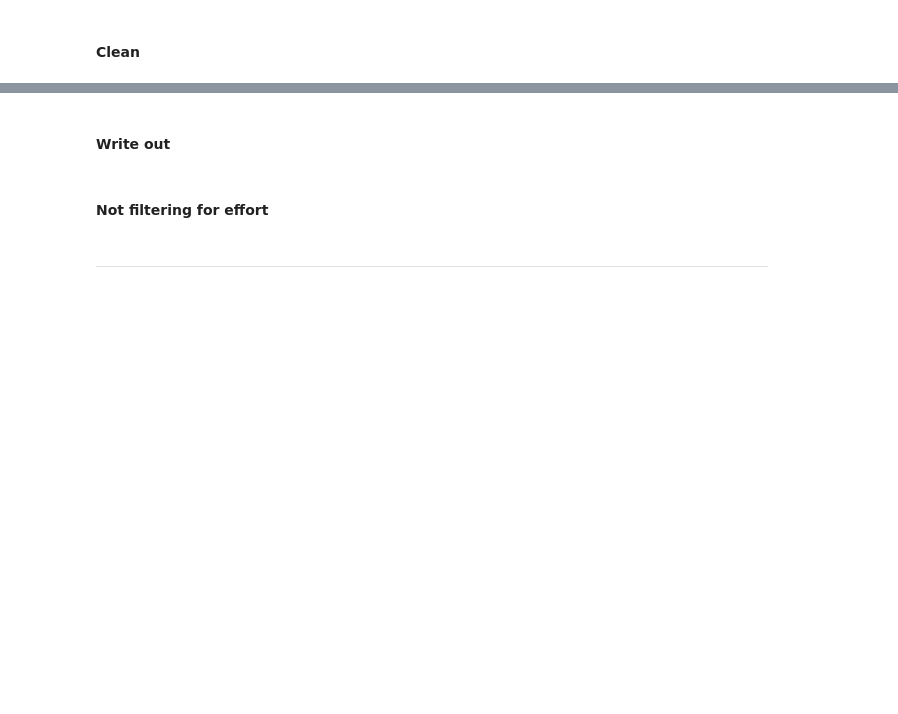
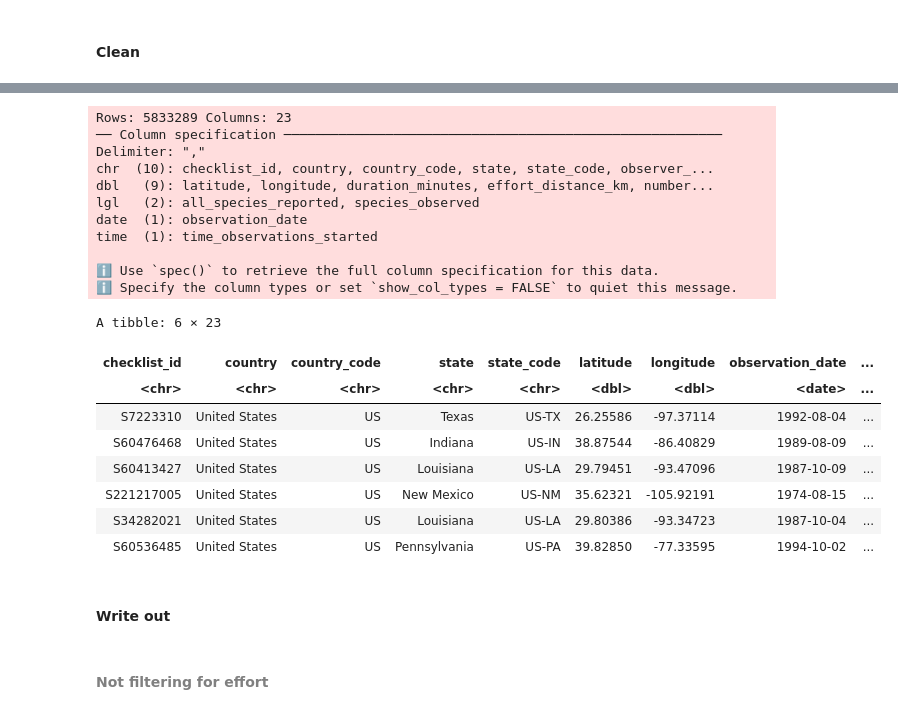
Before and after one commit to jbowen102/CS416_Narrative_Vis_project, a Jupyter notebook: eBird_data_extract.ipynb, the cells around one changed output, grey strips where cells are left out. Drawn from its saved outputs; the diff is of its cells as text; code cells hidden in the pictures; blank space fills up the shorter version.

```diff
--- a/eBird_data_extract.ipynb
+++ b/eBird_data_extract.ipynb
@@ -81,7 +100,7 @@ readLines(file.path(ebd_dir, ebd_filename), n = 1) |> strsplit("\t") |> unlist()
 # %% [markdown]
 #### <span style="color:orange">Swallow-tailed Kite, Fall migration</span>
 # %%
-file.desc <- "swallow_tailed_kite_20260725"
+file.desc <- "swallow_tailed_kite_compl_20260726"
 f_out_ebd_only <- file.path(PROJECT_DIR, "output", "auk", paste0("ebd_", file.desc, ".txt"))
 f_out_sed_only <- file.path(PROJECT_DIR, "output", "auk", paste0("sed_", file.desc, ".txt"))
 
@@ -127,7 +146,7 @@ ERROR: Error in auk_ebd(f_out_ebd_only, file_sampling = f_out_sed_only): Require
 # %% [markdown]
 #### <span style="color:orange">Broad-winged Hawk, Fall migration</span>
 # %%
-file.desc <- "broad_winged_hawk_20260725"
+file.desc <- "broad_winged_hawk_compl_20260726"
 f_out_ebd_only <- file.path(PROJECT_DIR, "output", "auk", paste0("ebd_", file.desc, ".txt"))
 f_out_sed_only <- file.path(PROJECT_DIR, "output", "auk", paste0("sed_", file.desc, ".txt"))
 
@@ -152,7 +171,7 @@ auk_filter(ebd_filters, file = f_out_ebd_only, file_sampling = f_out_sed_only,
 # %% [markdown]
 #### <span style="color:orange">Mississippi Kite, Fall migration</span>
 # %%
-file.desc <- "mississippi_kite_20260726"
+file.desc <- "mississippi_kite_compl_20260727"
 f_out_ebd_only <- file.path(PROJECT_DIR, "output", "auk", paste0("ebd_", file.desc, ".txt"))
 f_out_sed_only <- file.path(PROJECT_DIR, "output", "auk", paste0("sed_", file.desc, ".txt"))
 
@@ -335,3 +347,29 @@ spc_tbl_ [35,989 × 24] (S3: spec_tbl_df/tbl_df/tbl/data.frame)
+# %%
+file.desc <- "swallow_tailed_kite_compl_20260726"
+ebd_df = read_csv(file.path(PROJECT_DIR, "output", paste0(file.desc, "_zf_clean.csv")))
+head(ebd_df)
+# str(ebd_df)
+# %% [output]
+Rows: 5833289 Columns: 23
+── Column specification ────────────────────────────────────────────────────────
+Delimiter: ","
+chr  (10): checklist_id, country, country_code, state, state_code, observer_...
+dbl   (9): latitude, longitude, duration_minutes, effort_distance_km, number...
+lgl   (2): all_species_reported, species_observed
+date  (1): observation_date
+time  (1): time_observations_started
+
+ℹ Use `spec()` to retrieve the full column specification for this data.
+ℹ Specify the column types or set `show_col_types = FALSE` to quiet this message.
+A tibble: 6 × 23
+| checklist_id | country | country_code | state | state_code | latitude | longitude | observation_date | ... |
+| <chr> | <chr> | <chr> | <chr> | <chr> | <dbl> | <dbl> | <date> | ... |
+| S7223310 | United States | US | Texas | US-TX | 26.25586 | -97.37114 | 1992-08-04 | ... |
+| S60476468 | United States | US | Indiana | US-IN | 38.87544 | -86.40829 | 1989-08-09 | ... |
+| S60413427 | United States | US | Louisiana | US-LA | 29.79451 | -93.47096 | 1987-10-09 | ... |
+| S221217005 | United States | US | New Mexico | US-NM | 35.62321 | -105.92191 | 1974-08-15 | ... |
+| S34282021 | United States | US | Louisiana | US-LA | 29.80386 | -93.34723 | 1987-10-04 | ... |
+| S60536485 | United States | US | Pennsylvania | US-PA | 39.82850 | -77.33595 | 1994-10-02 | ... |
 # %% [markdown]
 #### Write out
 # %%
@@ -342,5 +378,2 @@ write_csv(ebd_df[], file.path(PROJECT_DIR, "output", paste0(file.desc, "_clean.c
 # %% [markdown]
-#### Not filtering for effort
+#### <span style="color:grey">Not filtering for effort</span>
-# %% [markdown]
-###
----
```
Also changed, not shown: parts of 25 cells of this notebook.
